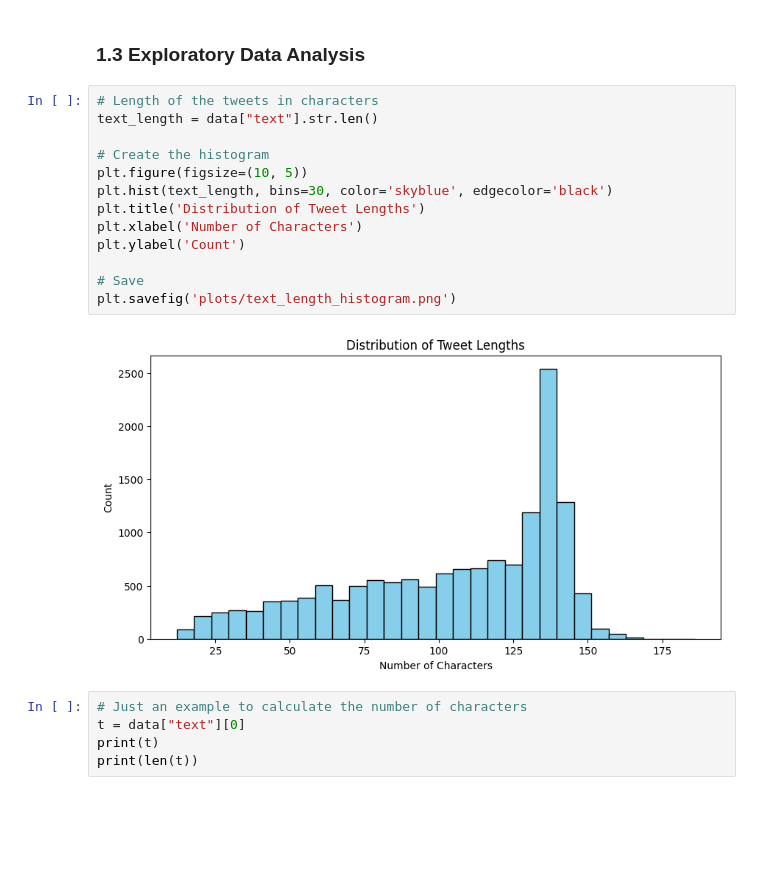
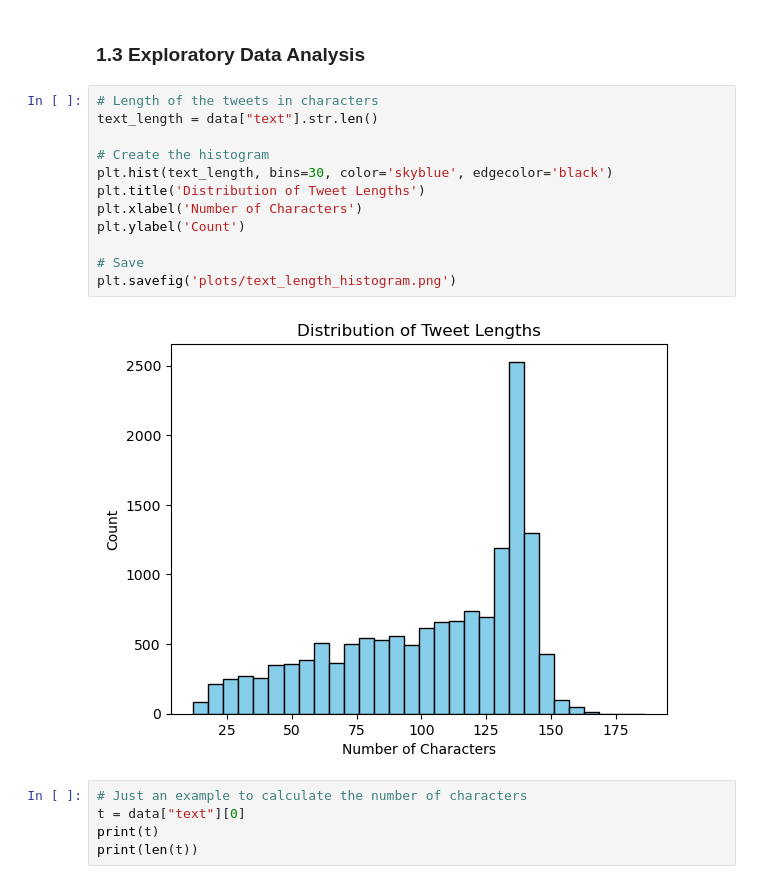
Before and after one commit to CoenHiddink2001/DLNLP_Group8, a Jupyter notebook: NLP assignment.ipynb, the cells around one changed output. Saved outputs shown, nothing was run; the diff lists cells and outputs as text; blank space fills up the shorter version.

```diff
--- a/NLP assignment.ipynb
+++ b/NLP assignment.ipynb
@@ -176,18 +178,17 @@ positive            2363  0.161407
 # %%
 # Length of the tweets in characters
 text_length = data["text"].str.len()
 
 # Create the histogram
-plt.figure(figsize=(10, 5))
 plt.hist(text_length, bins=30, color='skyblue', edgecolor='black')
 plt.title('Distribution of Tweet Lengths')
 plt.xlabel('Number of Characters')
 plt.ylabel('Count')
 
 # Save
 plt.savefig('plots/text_length_histogram.png')
 # %% [output]
-[figure, old version]
+[figure, new version]
 # %%
 # Just an example to calculate the number of characters
 t = data["text"][0]
```
Also changed, not shown: parts of 14 cells of this notebook, 1 other file.
